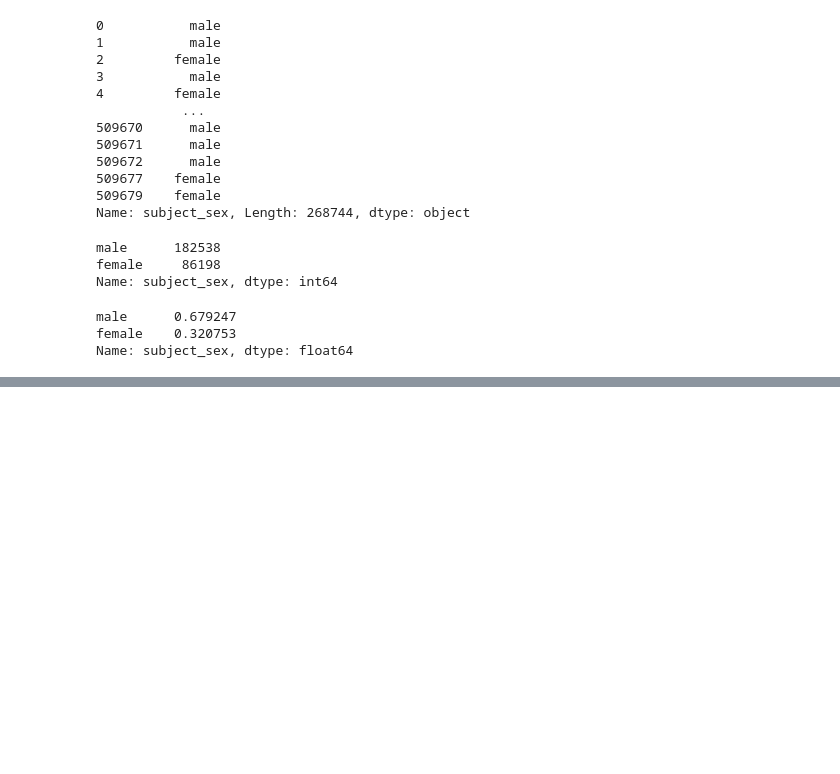
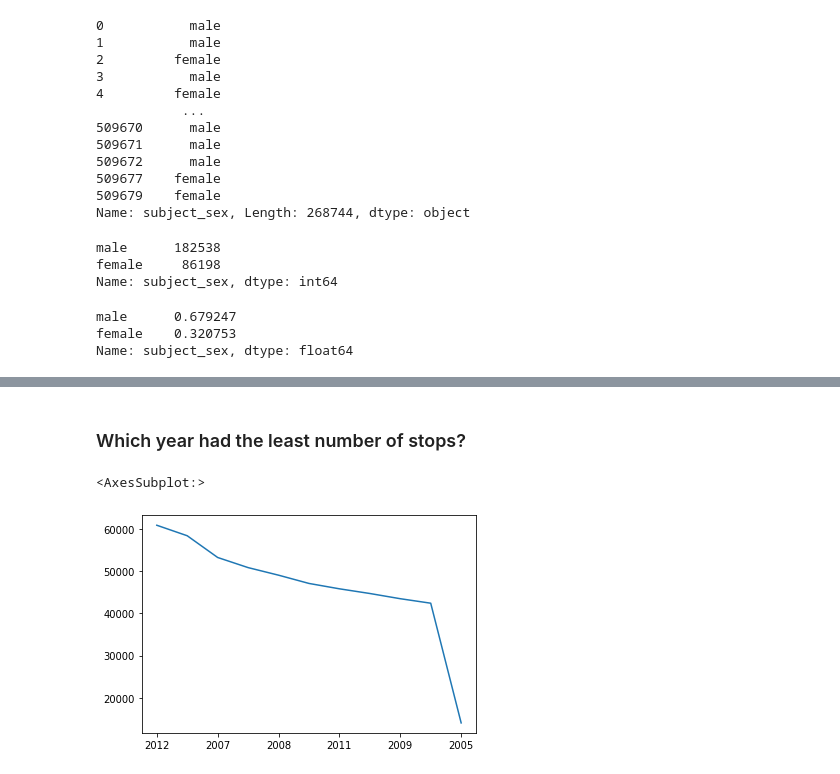
Before and after one commit to pablohe/iup-python-tutorial, a Jupyter notebook: iup.ipynb, the cells around one changed output, grey strips where cells are left out. Cells and saved outputs as stored; diff of their text form; code cells hidden in the pictures; blank space fills up the shorter version.

```diff
--- a/iup.ipynb
+++ b/iup.ipynb
@@ -410,0 +569,8 @@ Name: subject_sex, dtype: float64
+# %% [markdown]
+### Which year had the least number of stops?
+# %%
+#ri.date.str.slice(0, 4) # get the year
+ri.date.str.slice(0, 4).value_counts().plot()
+# %% [output]
+<AxesSubplot:>
+[figure, added]
```
Also changed, not shown: parts of 54 cells of this notebook, 1 other file.
